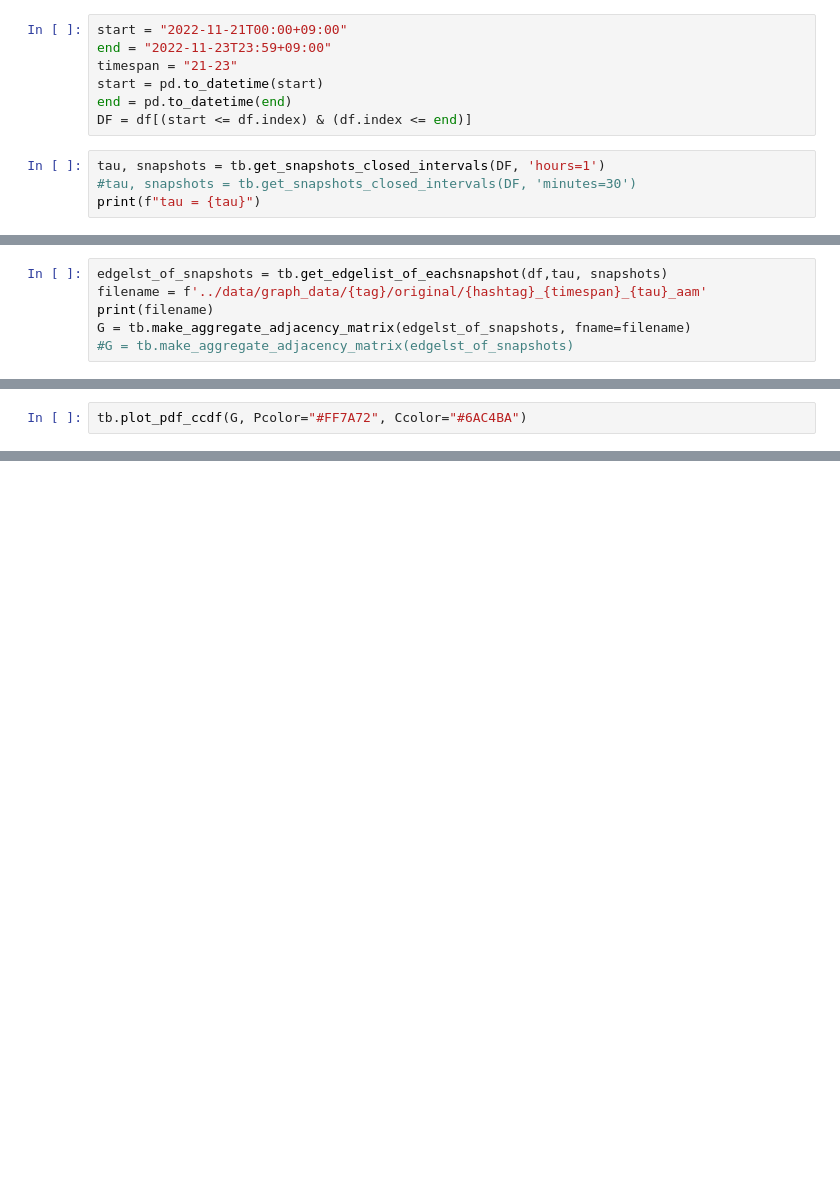
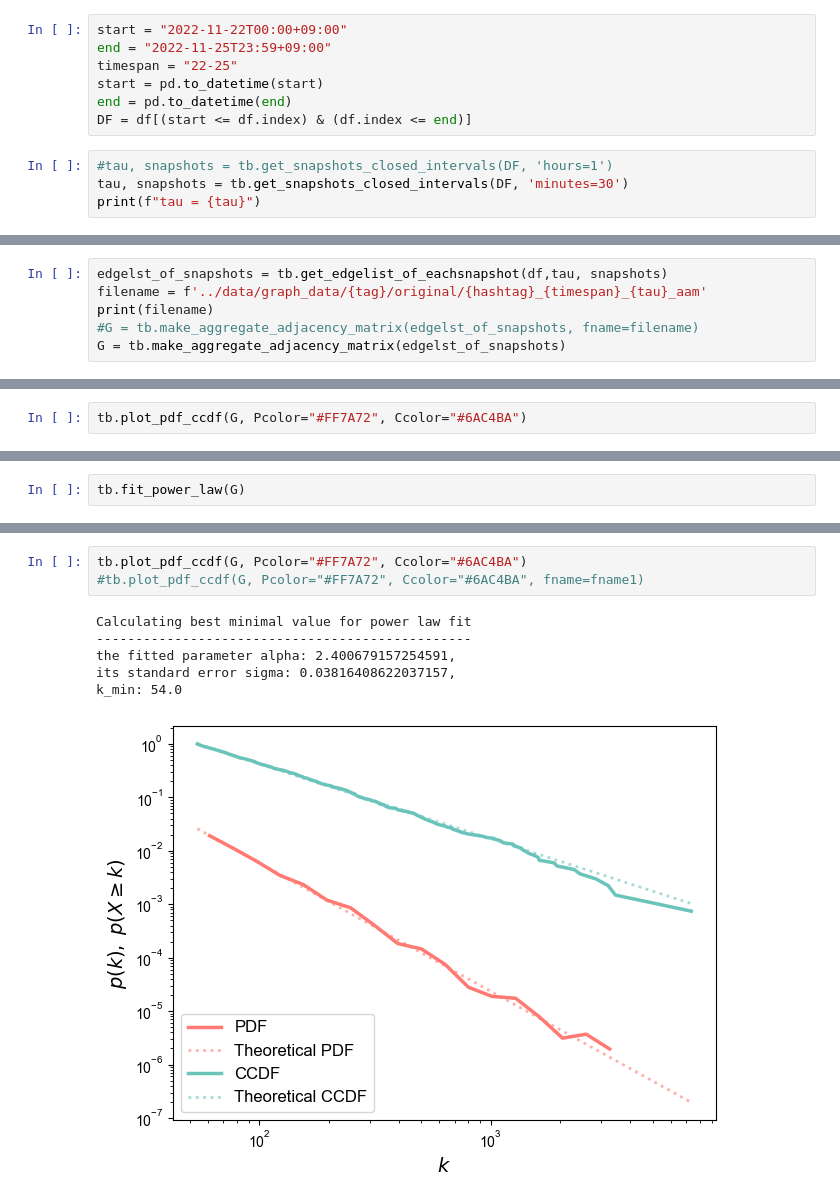
Before and after one commit to Nagayu71/Instagram-Trend-Analysis, a Jupyter notebook: notebooks/universitylife/2_original_aam.ipynb, the cells around one changed output, grey strips where cells are left out. Cells and saved outputs as stored; diff of their text form; blank space fills up the shorter version.

```diff
--- a/notebooks/universitylife/2_original_aam.ipynb
+++ b/notebooks/universitylife/2_original_aam.ipynb
@@ -17,13 +17,13 @@ timespan = "21-29"
 file = f"../data/datasets/{tag}/{tag}_{timespan}.pkl"
 df = tb.get_dataframe(hashtag, file)
 # %%
-start = "2022-11-21T00:00+09:00"
-end = "2022-11-23T23:59+09:00"
-timespan = "21-23"
+start = "2022-11-22T00:00+09:00"
+end = "2022-11-25T23:59+09:00"
+timespan = "22-25"
 start = pd.to_datetime(start)
 end = pd.to_datetime(end)
 DF = df[(start <= df.index) & (df.index <= end)]
 # %%
-tau, snapshots = tb.get_snapshots_closed_intervals(DF, 'hours=1')
-#tau, snapshots = tb.get_snapshots_closed_intervals(DF, 'minutes=30')
+#tau, snapshots = tb.get_snapshots_closed_intervals(DF, 'hours=1')
+tau, snapshots = tb.get_snapshots_closed_intervals(DF, 'minutes=30')
 print(f"tau = {tau}")
@@ -31,5 +33,5 @@ print(f"tau = {tau}")
 edgelst_of_snapshots = tb.get_edgelist_of_eachsnapshot(df,tau, snapshots)
 filename = f'../data/graph_data/{tag}/original/{hashtag}_{timespan}_{tau}_aam'
 print(filename)
-G = tb.make_aggregate_adjacency_matrix(edgelst_of_snapshots, fname=filename)
-#G = tb.make_aggregate_adjacency_matrix(edgelst_of_snapshots)
+#G = tb.make_aggregate_adjacency_matrix(edgelst_of_snapshots, fname=filename)
+G = tb.make_aggregate_adjacency_matrix(edgelst_of_snapshots)
@@ -47,0 +75,2 @@ tb.plot_pdf_ccdf(G, Pcolor="#FF7A72", Ccolor="#6AC4BA")
+# %%
+tb.fit_power_law(G)
@@ -47,0 +90,10 @@ tb.plot_pdf_ccdf(G, Pcolor="#FF7A72", Ccolor="#6AC4BA")
+# %%
+tb.plot_pdf_ccdf(G, Pcolor="#FF7A72", Ccolor="#6AC4BA")
+#tb.plot_pdf_ccdf(G, Pcolor="#FF7A72", Ccolor="#6AC4BA", fname=fname1)
+# %% [output]
+Calculating best minimal value for power law fit
+------------------------------------------------
+the fitted parameter alpha: 2.400679157254591,
+its standard error sigma: 0.03816408622037157,
+k_min: 54.0
+[figure, added]
```
Also changed, not shown: parts of 11 cells of this notebook, 39 other files.
